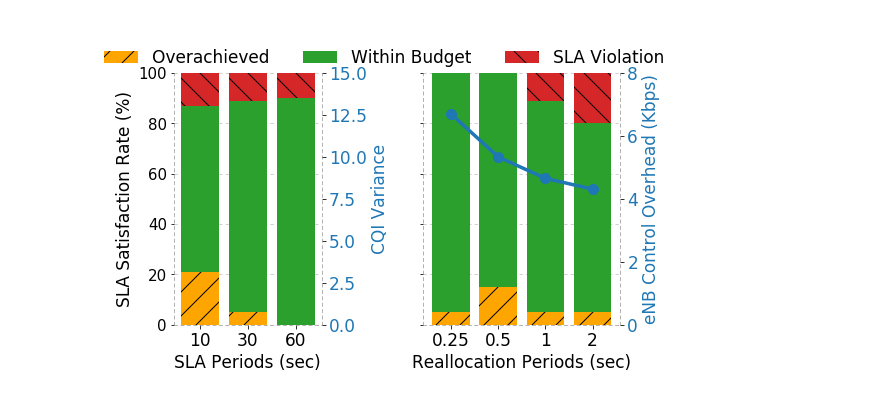
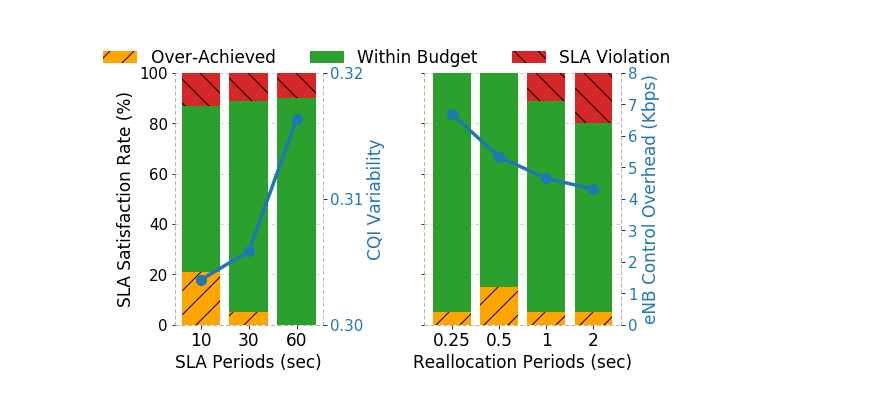
Before and after one commit to serhatarslan-hub/cell-order, a Jupyter notebook: analysis/cell-order-parameters.ipynb, the cells around one changed output. Drawn from its saved outputs; the diff is of its cells as text; code cells hidden in the pictures.

Commit message:
Add CQI variability to parameter selection figure

```diff
--- a/analysis/cell-order-parameters.ipynb
+++ b/analysis/cell-order-parameters.ipynb
@@ -13,8 +19,14 @@ LINE_STYLE = (0,(4,4))
 LINE_WIDTH = 3.5
 SAVE_FIG = False
 # %%
-RESERVATION = 'RES130870'
+RESERVATION = 'RES130868'
+SCENARIO = 1033
+reservation_data_dir = '../data/' + RESERVATION + '/'
+
 if (SAVE_FIG):
     reservation_out_dir = '../outputs/' + RESERVATION + '/'
     if (not os.path.exists(reservation_out_dir)):
         os.mkdir(reservation_out_dir)
+
+SLA_PERIOD = 30 # seconds over which the SLAs are negotiated
+OUTLIER_PERCENTILE = 5 # Percentile to clip-off from both ends for each SLA period
@@ -28,3 +109,12 @@ realloc_periods = ['0.25', '0.5', '1', '2']
 realloc_periods_over_budget = [0, 0, 11, 20]
 realloc_periods_within_budget = [95, 85, 84, 75]
 realloc_periods_under_budget = [5, 15, 5, 5]
+# %%
+# Calculate the CQI stability within an SLA
+cqi_variability = np.array([np.mean(bs_data_sla_10s[0]['filtered_std_cqi_diff']),
+                           np.mean(bs_data_sla_30s[0]['filtered_std_cqi_diff']),
+                           np.mean(bs_data_sla_60s[0]['filtered_std_cqi_diff'])])
+
+# print(np.max(bs_data_sla_10s[0]['filtered_std_cqi_diff']),
+#       np.max(bs_data_sla_30s[0]['filtered_std_cqi_diff']),
+#       np.max(bs_data_sla_60s[0]['filtered_std_cqi_diff']))
@@ -84,17 +204,22 @@ a0.spines['right'].set_visible(False)
 
 a2 = a0.twinx()  # instantiate a second axes that shares the same x-axis
 a2_color = 'C0'
-a2.set_ylabel('CQI Variance', color=a2_color, fontsize=FONT_SIZE)
-# a2.plot(sla_periods, msg_overhead_bps,
-#         color=a2_color, linewidth=LINE_WIDTH, marker='o', markersize=10)
-a2.tick_params(axis='y', labelcolor=a2_color, labelsize=FONT_SIZE)
-a2.set_ylim((0, 15))
+a2.set_ylabel('CQI Variability', color=a2_color, fontsize=FONT_SIZE)
+a2.plot(sla_periods, cqi_variability,
+        color=a2_color, linewidth=LINE_WIDTH, marker='o', markersize=10)
+a2.tick_params(axis='y', labelcolor=a2_color, labelsize=FONT_SIZE-2)
+y_ticks_lo = min(cqi_variability) * 0.99
+y_ticks_hi = max(cqi_variability) * 1.01
+y_ticks_step = (y_ticks_hi - y_ticks_lo) / 2
+a2.yaxis.set_ticks(np.arange(y_ticks_lo, y_ticks_hi + y_ticks_step, y_ticks_step))
+a2.set_ylim([y_ticks_lo, y_ticks_hi])
+a2.yaxis.set_major_formatter(FormatStrFormatter('%.2f'))
 a2.spines['top'].set_visible(False)
 a2.spines['left'].set_visible(False)
 a2.spines['bottom'].set_visible(False)
 
 a1.bar(realloc_periods, realloc_periods_under_budget,
-       color='orange', label='Overachieved', hatch='/')
+       color='orange', label='Over-Achieved', hatch='/')
 a1.bar(realloc_periods, realloc_periods_within_budget,
        bottom=realloc_periods_under_budget, color='C2', label='Within Budget')
 a1.bar(realloc_periods, realloc_periods_over_budget,
@@ -114,7 +239,7 @@ a3_color = 'C0'
 a3.set_ylabel('eNB Control Overhead (Kbps)', color=a3_color, fontsize=FONT_SIZE)
 a3.plot(realloc_periods, control_overhead_kbps,
         color=a3_color, linewidth=LINE_WIDTH, marker='o', markersize=10)
-a3.tick_params(axis='y', labelcolor=a3_color, labelsize=FONT_SIZE)
+a3.tick_params(axis='y', labelcolor=a3_color, labelsize=FONT_SIZE-2)
 a3.set_ylim((0, 8))
 a3.spines['top'].set_visible(False)
 a3.spines['left'].set_visible(False)
@@ -157,32 +282,32 @@ a1.spines["bottom"].set_linestyle(LINE_STYLE)
 a1.spines["bottom"].set_alpha(0.75)
 a1.spines["bottom"].set_color('gray')
 a3.spines["right"].set_linestyle(LINE_STYLE)
 a3.spines["right"].set_alpha(0.75)
 a3.spines["right"].set_color('gray')
 a3.spines["left"].set_linestyle(LINE_STYLE)
 a3.spines["left"].set_alpha(0.75)
 a3.spines["left"].set_color('gray')
 a3.spines["top"].set_linestyle(LINE_STYLE)
 a3.spines["top"].set_alpha(0.75)
 a3.spines["top"].set_color('gray')
 a3.spines["bottom"].set_linestyle(LINE_STYLE)
 a3.spines["bottom"].set_alpha(0.75)
 a3.spines["bottom"].set_color('gray')
 
 dummy.axis('off')
 dummy.spines['left'].set_visible(False)
 dummy.spines['top'].set_visible(False)
 dummy.spines['right'].set_visible(False)
 dummy.spines['bottom'].set_visible(False)
 
 f.legend(loc='upper center', frameon=False, fontsize=FONT_SIZE, ncol=3,
-              bbox_to_anchor=[0.5,1.2])
+              bbox_to_anchor=[0.505,1.2])
 
 plt.subplots_adjust(top=1.0)
 # plt.tight_layout()
 
 if (SAVE_FIG):
   plt.savefig(reservation_out_dir + 'parameters.pdf', bbox_inches='tight')
 plt.show()
 # %% [output]
-[figure, old version]
+[figure, new version]
```
Also changed, not shown: parts of 6 cells of this notebook, 2 other files.
